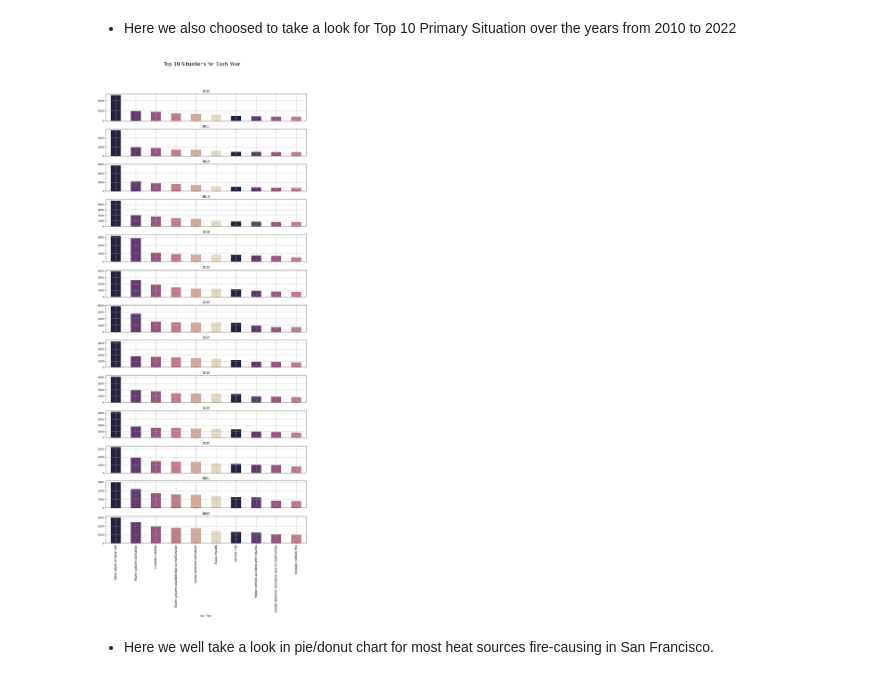
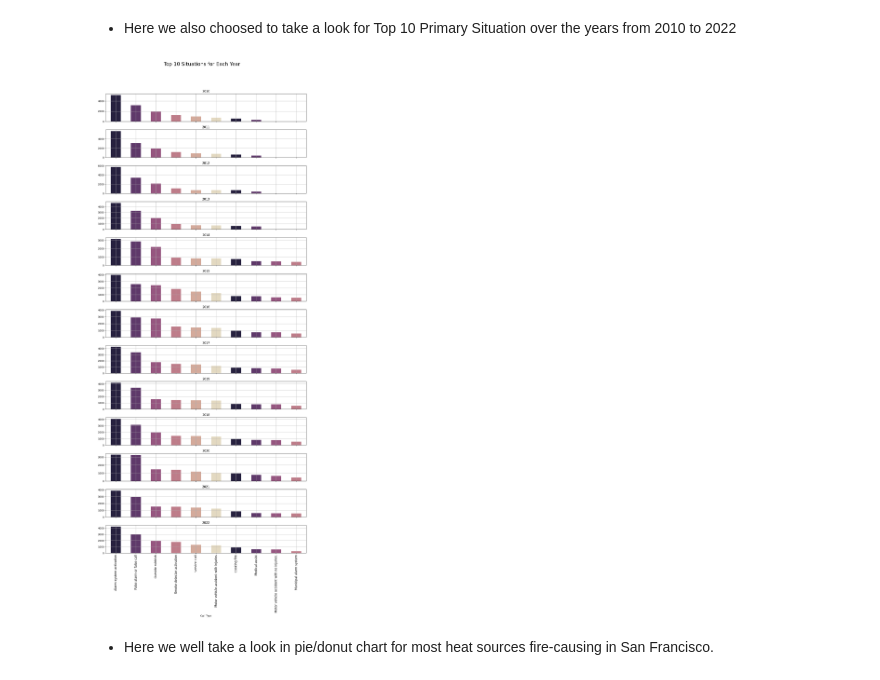
Before and after one commit to salim963/Salim963.github.io, a Jupyter notebook: Explainer_notebook_Fire_Incidents/explainer/explainer_notebook.ipynb, the cells around one changed output. Saved outputs shown, nothing was run; the diff lists cells and outputs as text; code cells hidden in the pictures.

```diff
--- a/Explainer_notebook_Fire_Incidents/explainer/explainer_notebook.ipynb
+++ b/Explainer_notebook_Fire_Incidents/explainer/explainer_notebook.ipynb
@@ -60,7 +60,7 @@ import folium
 
 # cleaning and preprocessing
 
-csv_path = "../../Fire_Incidents.csv"
+csv_path = "../../../../Data-Ana/Fire_Incidents.csv"
 
 if not os.path.exists(csv_path):
     # Download CSV from API if it doesn't exist locally
@@ -423,6 +423,8 @@ Situation_count = call_Situation.value_counts()
 
 # Get the top 10 most frequent situations
 top10 = Situation_count.nlargest(10)
+top10_df = top10_df[top10_df['Primary Situation'].isin(top10.index)]
+
 print("The top 10 list\n",top10)
 top10_df.head()
 # %% [output]
@@ -506,7 +508,7 @@ plt.show()
 #
 ##
 # Create a list of unique years in your data
-years = df['Incident year'].unique()
+years = top10_df['Incident year'].unique()
 
 # Define the number of rows and columns for the subplots
 nrows = 13
@@ -521,36 +523,36 @@ axes = axes.flatten()
 # Loop through the years and plot the top 10 situations for each year
 for i, year in enumerate(years):
     # Filter the data for the current year
-    year_data = df[df['Incident year'] == year]
+    year_data = top10_df[top10_df['Incident year'] == year]
 
     # Get the top 10 situations for the current year
     call_Situation = year_data['Primary Situation']
     Situation_count = call_Situation.value_counts()
     top10 = Situation_count.nlargest(10)
 
     # Plot the top 10 situations in the current subplot
     cmap = sns.color_palette("ch:s=-.2,r=.6")[::-1]
     top10.plot(kind='bar', color=cmap, ax=axes[i])
     axes[i].set_title(str(year))
     axes[i].set_xlabel('Call Type')
     axes[i].grid(True)
     axes[i].tick_params(axis='x', rotation=90, labelsize=12)
     axes[i].set_xticklabels([label.get_text()[3:] for label in axes[i].get_xticklabels()])
     axes[i].legend().set_visible(False)
 
 # Add a title for the entire plot
 fig.suptitle('Top 10 Situations for Each Year', fontsize=20)
 
 # Adjust spacing
 fig.tight_layout(rect=[0, 0.03, 1, 0.95])
 
 # Save the plot to a file
 #plt.savefig('top10_subplots.png')
 
 # Display the plot
 plt.show()
 # %% [output]
-[figure, old version]
+[figure, new version]
 # %% [markdown]
 * Here we well take a look in pie/donut chart for most heat sources fire-causing in San Francisco.
 # %%
```
Also changed, not shown: parts of 1 cell of this notebook.
